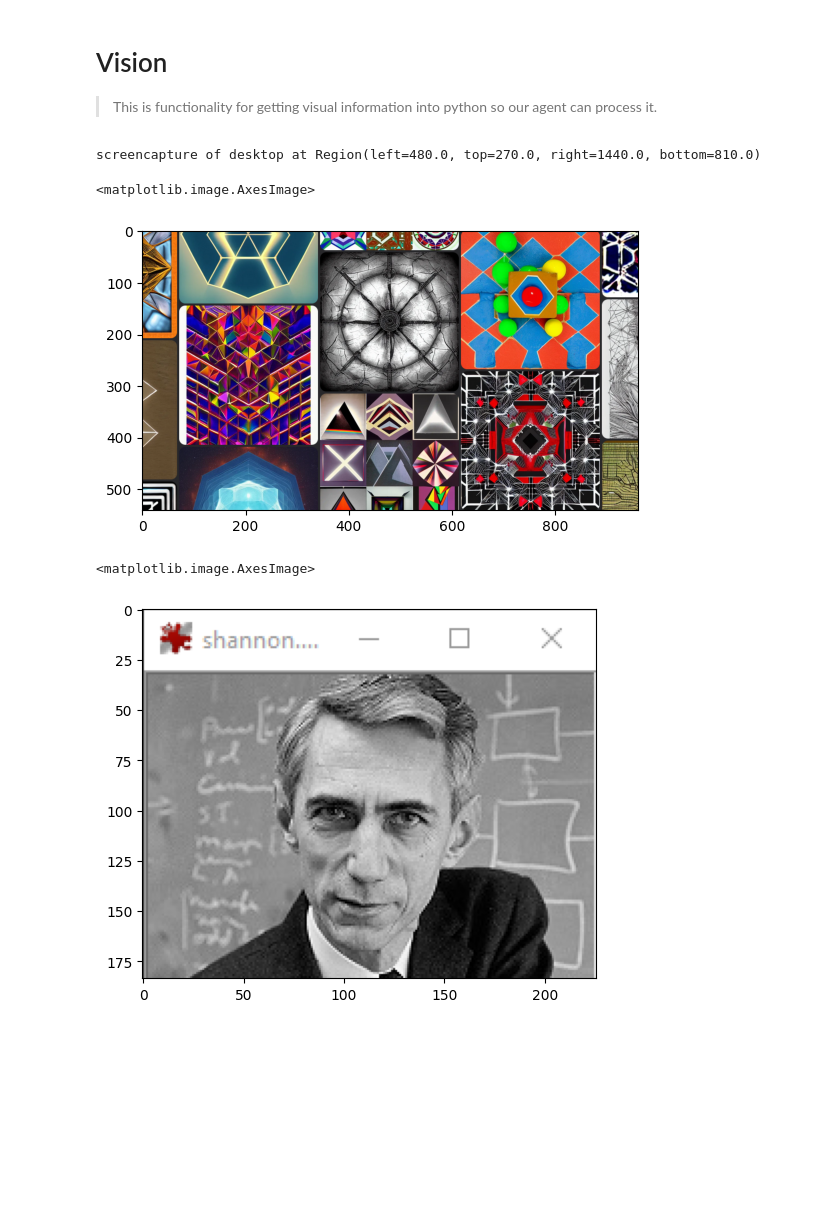
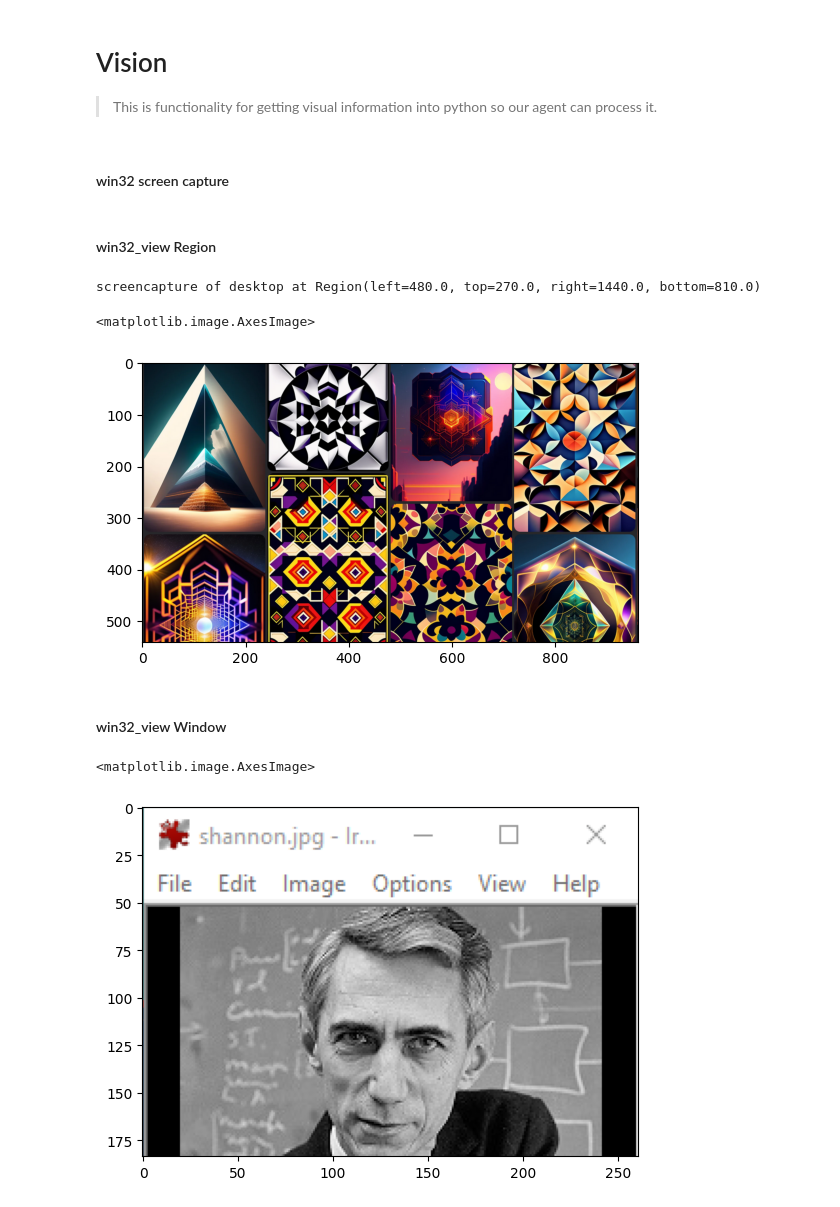
Before and after one commit to TannerLaBorde/algorithmic-gamer, a Jupyter notebook: nbs/01_vision.ipynb, the cells around one changed output. Drawn from its saved outputs; the diff is of its cells as text; code cells hidden in the pictures; blank space fills up the shorter version.

```diff
--- a/nbs/01_vision.ipynb
+++ b/nbs/01_vision.ipynb
@@ -71,6 +27,8 @@ def f_get_region(location: Union[Window, Region]) -> Tuple[int, Region, int, int
+# %% [markdown]
+#### win32 screen capture
 # %%
 #| export
-def f_view(location: Union[Window, Region], time: bool = False) -> np.ndarray:
+def win32_view(location: Union[Window, Region], time: bool = False) -> np.ndarray:
     """
     Capture a screenshot of the specified window or region on the desktop.
 
@@ -96,7 +54,8 @@ def f_view(location: Union[Window, Region], time: bool = False) -> np.ndarray:
 
     # Perform a bit block transfer (BitBlt) from the window or desktop DC to the memory DC.
     memdc.BitBlt((0, 0), (width, height), srcdc, (int(region.left), int(region.top)), win32con.SRCCOPY)
-    write_time = datetime.utcnow()
+    if time:
+        write_time = datetime.utcnow()
 
     # Retrieve the bitmap bits as a signed integer array.
     signed_ints_array = bmp.GetBitmapBits(True)
@@ -115,3 +74,6 @@ def f_view(location: Union[Window, Region], time: bool = False) -> np.ndarray:
     if time:return img, write_time
 
     else: return img
+
+async def a_f_view(location: Union[Window, Region], time: bool = False) -> np.ndarray:
+    return f_view(location, time)
@@ -118,19 +126,23 @@ def f_view(location: Union[Window, Region], time: bool = False) -> np.ndarray:
+# %% [markdown]
+#### win32_view Region
 # %%
 #|eval: false
 w = int(1920/2)
 h = int(1080/2)
 reg = Region(left=w-(w/2), top=h-(h/2), right=w+(w/2), bottom=h+(h/2))
-img = f_view(location=reg)
+img = win32_view(location=reg)
 print(f'screencapture of desktop at {reg}')
 plt.imshow(img)
 # %% [output]
 screencapture of desktop at Region(left=480.0, top=270.0, right=1440.0, bottom=810.0)
 <matplotlib.image.AxesImage>
-[figure, old version]
+[figure, new version]
+# %% [markdown]
+#### win32_view Window
 # %%
 #|eval: false
-img = f_view(location=Window(app_name=fuzzy_app('shannon')))
+img = win32_view(location=Window(app_name=fuzzy_app('shannon')))
 plt.imshow(img)
 # %% [output]
 <matplotlib.image.AxesImage>
-[figure, old version]
+[figure, new version]
```
Also changed, not shown: parts of 15 cells of this notebook, 23 other files.
